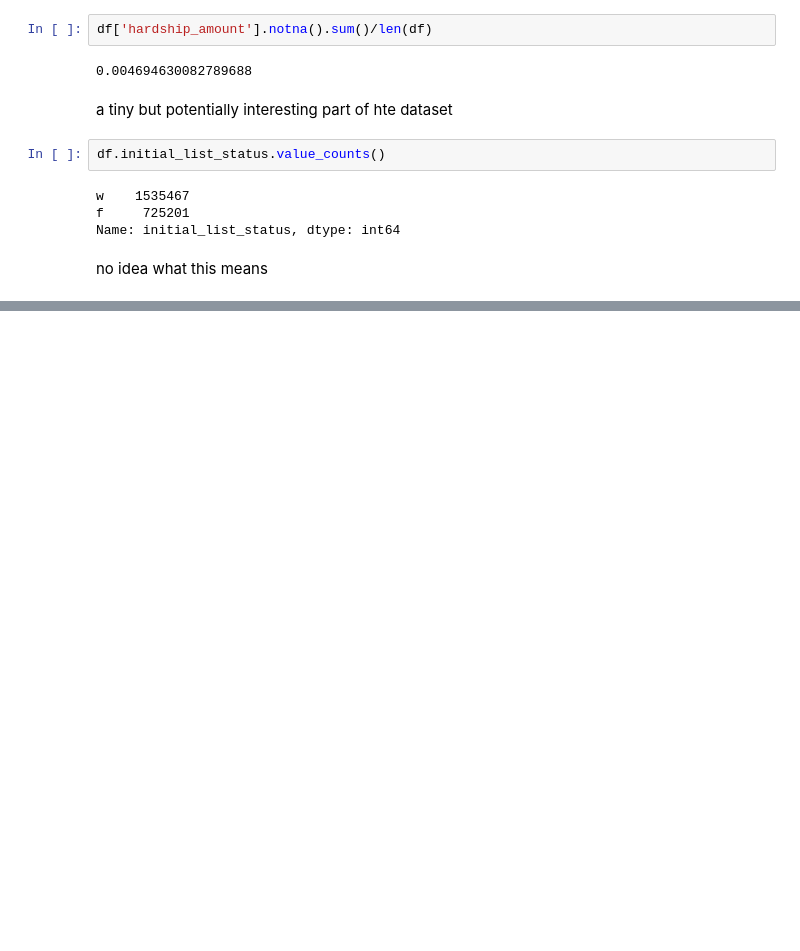
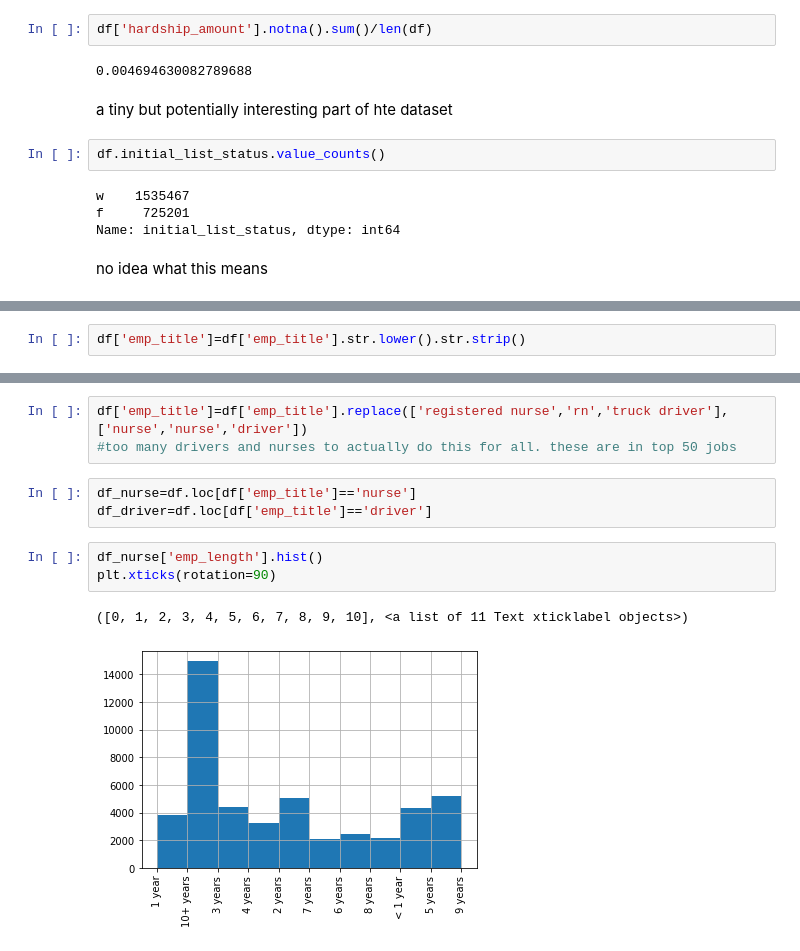
Before and after one commit to ktzioumis/Lending-Club, a Jupyter notebook: Lending-Club.ipynb, the cells around one changed output, grey strips where cells are left out. Saved outputs shown, nothing was run; the diff lists cells and outputs as text; blank space fills up the shorter version.

Commit message:
nurse v driver

```diff
--- a/Lending-Club.ipynb
+++ b/Lending-Club.ipynb
@@ -451,0 +509,2 @@ no idea what this means
+# %%
+df['emp_title']=df['emp_title'].str.lower().str.strip()
@@ -451,0 +524,12 @@ no idea what this means
+# %%
+df['emp_title']=df['emp_title'].replace(['registered nurse','rn','truck driver'],['nurse','nurse','driver'])
+#too many drivers and nurses to actually do this for all. these are in top 50 jobs
+# %%
+df_nurse=df.loc[df['emp_title']=='nurse']
+df_driver=df.loc[df['emp_title']=='driver']
+# %%
+df_nurse['emp_length'].hist()
+plt.xticks(rotation=90)
+# %% [output]
+([0, 1, 2, 3, 4, 5, 6, 7, 8, 9, 10], <a list of 11 Text xticklabel objects>)
+[figure, added]
```
Also changed, not shown: parts of 19 cells of this notebook.
